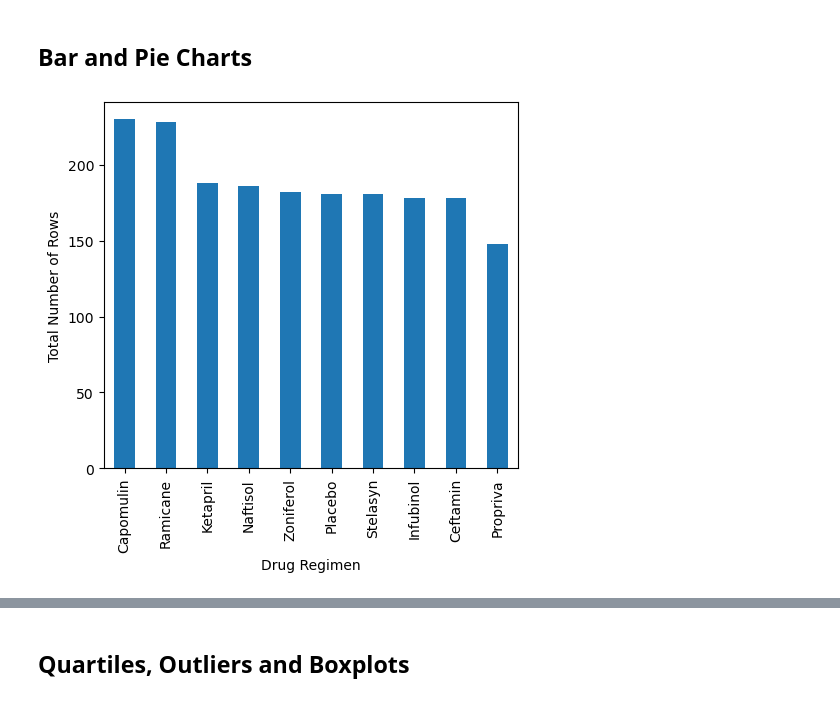
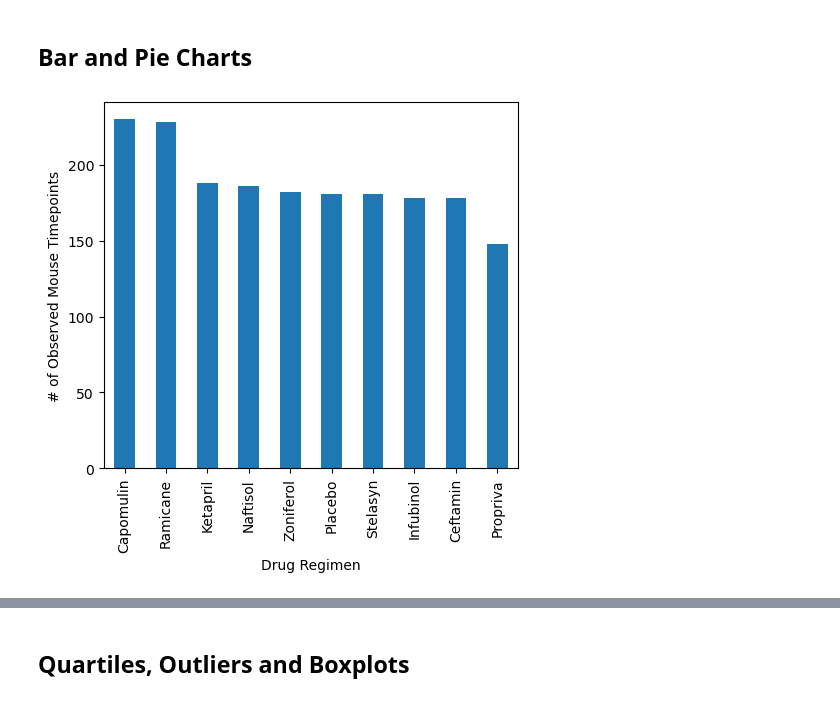
Before and after one commit to nicolercambron/matplotlib-challenge, a Jupyter notebook: Pymaceuticals/pymaceuticals_code.ipynb, the cells around one changed output, grey strips where cells are left out. Saved outputs shown, nothing was run; the diff lists cells and outputs as text; code cells hidden in the pictures.

```diff
--- a/Pymaceuticals/pymaceuticals_code.ipynb
+++ b/Pymaceuticals/pymaceuticals_code.ipynb
@@ -140,15 +143,15 @@ summary_stats
 # %%
 # Generate a bar plot showing the total number of rows (Mouse ID/Timepoints) for each drug regimen using Pandas.
 drug_count = clean_combined['Drug Regimen'].value_counts()
 drug_count_sorted = drug_count.sort_values(ascending=False)
 drug_count_sorted.plot(kind='bar', figsize=(5, 5))
 
 plt.xlabel('Drug Regimen')
-plt.ylabel('Total Number of Rows')
+plt.ylabel('# of Observed Mouse Timepoints')
 
 plt.tight_layout()
 plt.show()
 # %% [output]
-[figure, old version]
+[figure, new version]
 # %%
 # Generate a bar plot showing the total number of rows (Mouse ID/Timepoints) for each drug regimen using pyplot.
```
Also changed, not shown: parts of 17 cells of this notebook, 2 other files.
